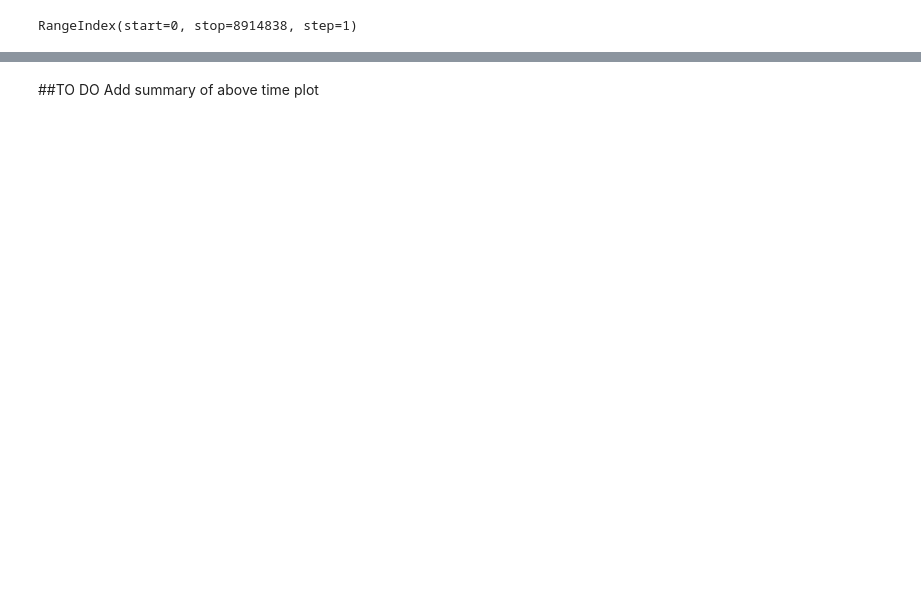
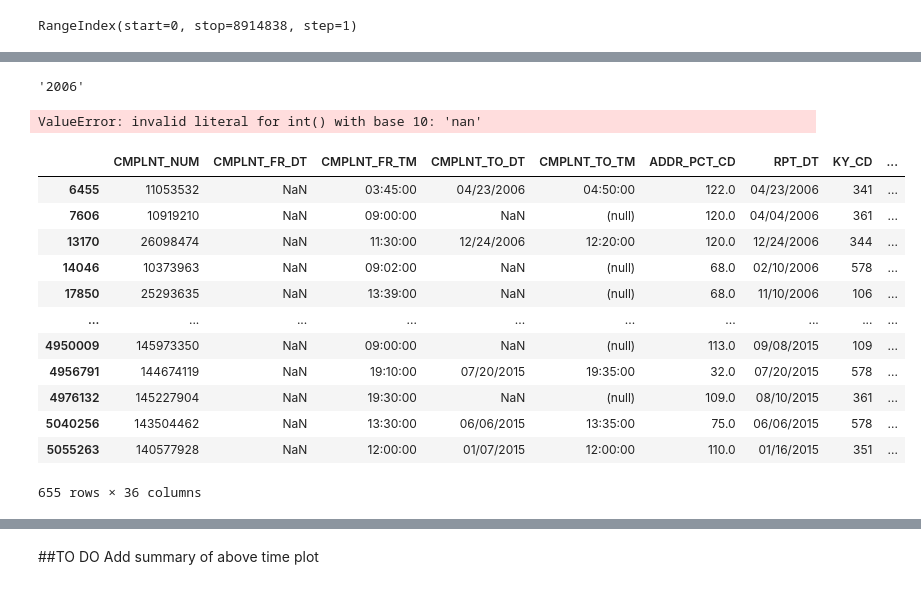
Before and after one commit to scarlettvalentin/nypd_crime, a Jupyter notebook: notebook.ipynb, the cells around one changed output, grey strips where cells are left out. Cells and saved outputs as stored; diff of their text form; code cells hidden in the pictures; blank space fills up the shorter version.

```diff
--- a/notebook.ipynb
+++ b/notebook.ipynb
@@ -230,0 +210,25 @@ data_sample['CMPLNT_FR_DT'] = pd.to_datetime(data_sample['CMPLNT_FR_DT'], format
+# %%
+data['CMPLNT_FR_DT'][0][-4:]
+# %% [output]
+'2006'
+# %%
+# Create column with year of complaint
+data['Year'] = data['CMPLNT_FR_DT'].apply(lambda x: str(x)[-4:])
+# %% [output]
+ValueError: invalid literal for int() with base 10: 'nan'
+# %%
+data[data['Year'] == 'nan']
+# %% [output]
+|  | CMPLNT_NUM | CMPLNT_FR_DT | CMPLNT_FR_TM | CMPLNT_TO_DT | CMPLNT_TO_TM | ADDR_PCT_CD | RPT_DT | KY_CD | ... |
+| 6455 | 11053532 | NaN | 03:45:00 | 04/23/2006 | 04:50:00 | 122.0 | 04/23/2006 | 341 | ... |
+| 7606 | 10919210 | NaN | 09:00:00 | NaN | (null) | 120.0 | 04/04/2006 | 361 | ... |
+| 13170 | 26098474 | NaN | 11:30:00 | 12/24/2006 | 12:20:00 | 120.0 | 12/24/2006 | 344 | ... |
+| 14046 | 10373963 | NaN | 09:02:00 | NaN | (null) | 68.0 | 02/10/2006 | 578 | ... |
+| 17850 | 25293635 | NaN | 13:39:00 | NaN | (null) | 68.0 | 11/10/2006 | 106 | ... |
+| ... | ... | ... | ... | ... | ... | ... | ... | ... | ... |
+| 4950009 | 145973350 | NaN | 09:00:00 | NaN | (null) | 113.0 | 09/08/2015 | 109 | ... |
+| 4956791 | 144674119 | NaN | 19:10:00 | 07/20/2015 | 19:35:00 | 32.0 | 07/20/2015 | 578 | ... |
+| 4976132 | 145227904 | NaN | 19:30:00 | NaN | (null) | 109.0 | 08/10/2015 | 361 | ... |
+| 5040256 | 143504462 | NaN | 13:30:00 | 06/06/2015 | 13:35:00 | 75.0 | 06/06/2015 | 578 | ... |
+| 5055263 | 140577928 | NaN | 12:00:00 | 01/07/2015 | 12:00:00 | 110.0 | 01/16/2015 | 351 | ... |
+655 rows × 36 columns
```
Also changed, not shown: parts of 72 cells of this notebook, 1 other file.
